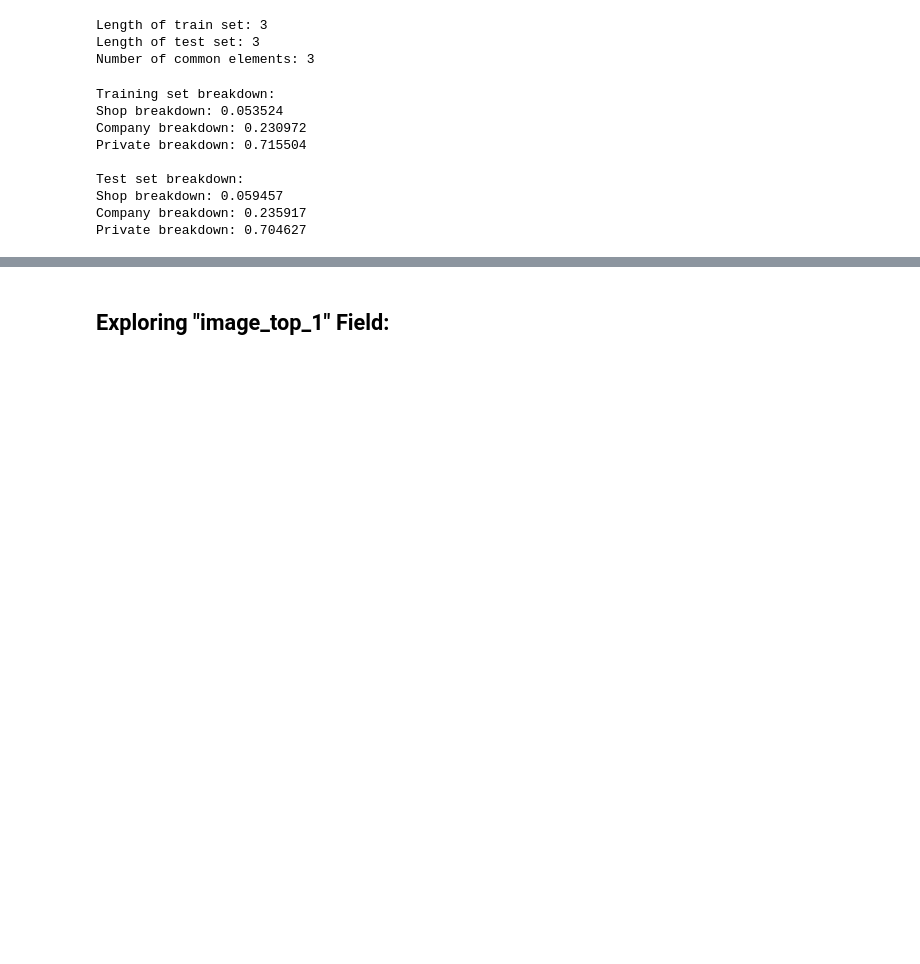
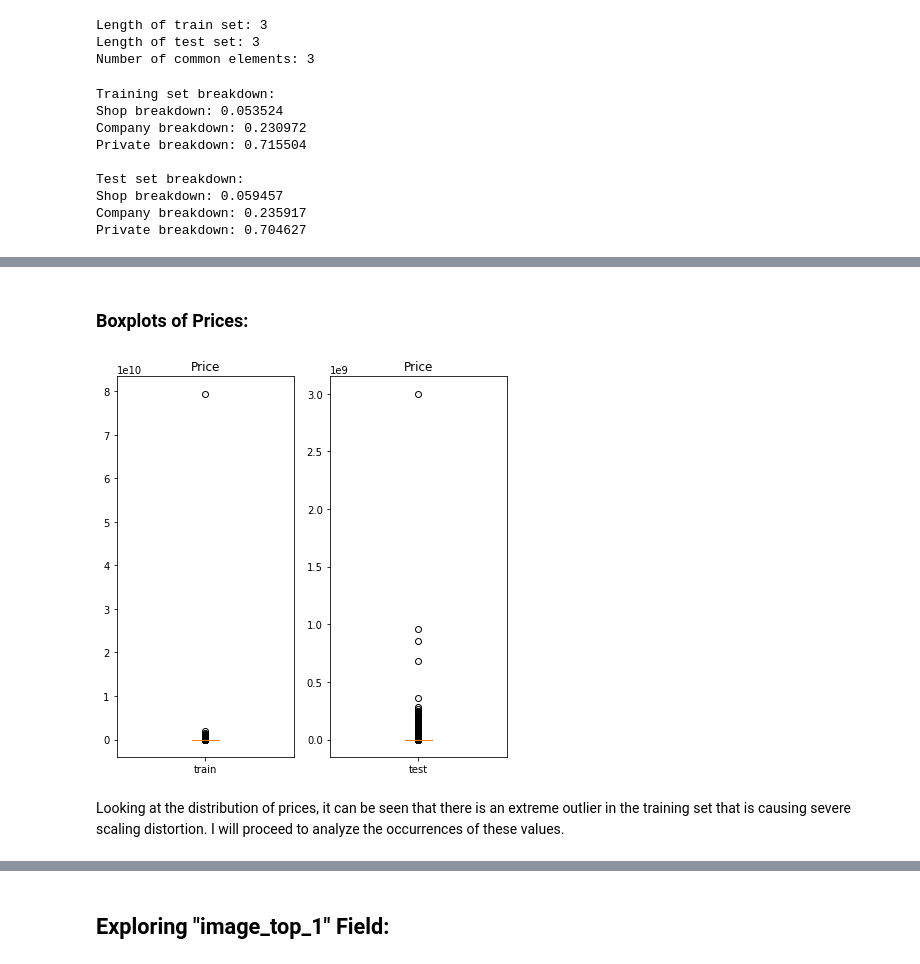
Before and after one commit to gestalt-howard/avito-demand-prediction, a Jupyter notebook: scripts/Stage_0_Data_Exploration.ipynb, the cells around one changed output, grey strips where cells are left out. Cells and saved outputs as stored; diff of their text form; code cells hidden in the pictures; blank space fills up the shorter version.

```diff
--- a/scripts/Stage_0_Data_Exploration.ipynb
+++ b/scripts/Stage_0_Data_Exploration.ipynb
@@ -594,0 +633,17 @@ test_usertype_onehot = mlb.fit_transform([[x] for x in test_df.user_type.values]
+# %% [markdown]
+### Boxplots of Prices:
+# %%
+plt.figure(figsize=(7, 7))
+plt.subplot(1, 2, 1)
+plt.boxplot(price_train_trainset)
+plt.xticks([1], ['train'])
+plt.title('Price')
+plt.subplot(1, 2, 2)
+plt.boxplot(price_test_trainset)
+plt.xticks([1], ['test'])
+plt.title('Price')
+plt.show()
+# %% [output]
+[figure, added]
+# %% [markdown]
+Looking at the distribution of prices, it can be seen that there is an extreme outlier in the training set that is causing severe scaling distortion. I will proceed to analyze the occurrences of these values.
```
Also changed, not shown: parts of 87 cells of this notebook, 3 other files.
